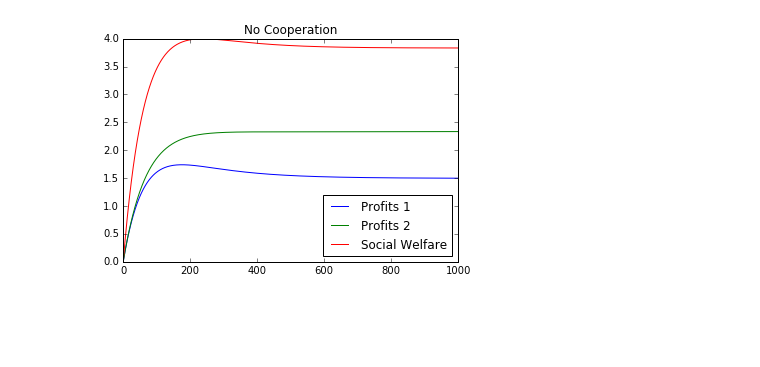
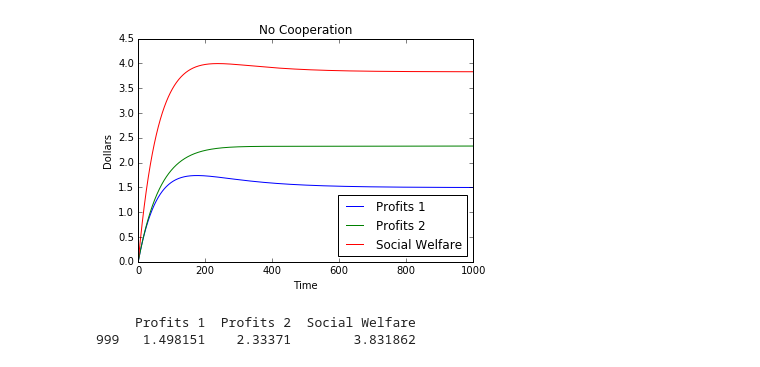
Before and after one commit to wdurhamh/coop_sims, a Jupyter notebook: NC and PC.ipynb, the cells around one changed output. Cells and saved outputs as stored; diff of their text form; code cells hidden in the pictures; blank space fills up the shorter version.

```diff
--- a/NC and PC.ipynb
+++ b/NC and PC.ipynb
@@ -6,25 +6,33 @@ from scipy.integrate import odeint
 import pandas as pd
 %matplotlib inline
 # %%
-A = np.array([[-3, -2],[-1, -3]]).reshape(2,2)
-B = np.array([6,6]).reshape(2,1)
+A = np.matrix('-3 -2; -1 -3')
+B = np.matrix('6;6')
 def nc_dynamics(x, t):
     x = x.reshape(2,1)
     _A = np.array([[-6, -2],[-1, -6]]).reshape(2,2)
     xdot = np.array([0,0]).reshape(2,1)
     xdot = np.dot(_A,x) + B
-    return xdot.reshape(2)
+    return xdot.reshape(2,).tolist()[0]
 # %%
-x_0 = np.array([0,0]).reshape(2)
+x_0 = [0,0]
 t = np.linspace(0.0, 1.0, 1000)
 
 x = odeint( nc_dynamics, x_0 , t )
 df = pd.DataFrame(x)
 df.columns=["x1","x2"]
-df['Profits 1'] = df["x1"]*(A[0][0]*df["x1"] + A[0][1]*df["x2"] + B[0])
-df['Profits 2'] = df["x2"]*(A[1][0]*df["x1"] + A[1][1]*df["x2"] + B[1])
+df['Profits 1'] = df["x1"]*(-3*df["x1"] + -2*df["x2"] + 6)
+df['Profits 2'] = df["x2"]*(-1*df["x1"] + -3*df["x2"] + 6)
 df['Social Welfare'] = df["Profits 1"] + df["Profits 2"]
-df[["Profits 1", "Profits 2", "Social Welfare"]].plot(title="No Cooperation")
+ax1 = df[["Profits 1", "Profits 2", "Social Welfare"]].plot(title="No Cooperation")
+ax1.set_ylabel("Dollars")
+ax1.set_xlabel("Time")
+ax1.set_ylim([0,4.5])
 plt.savefig("non_cooperative")
 # %% [output]
-[figure, old version]
+[figure, new version]
+# %%
+print df[['Profits 1', 'Profits 2', 'Social Welfare']].tail(1)
+# %% [output]
+     Profits 1  Profits 2  Social Welfare
+999   1.498151    2.33371        3.831862
```
Also changed, not shown: parts of 3 cells of this notebook, 2 other files.
